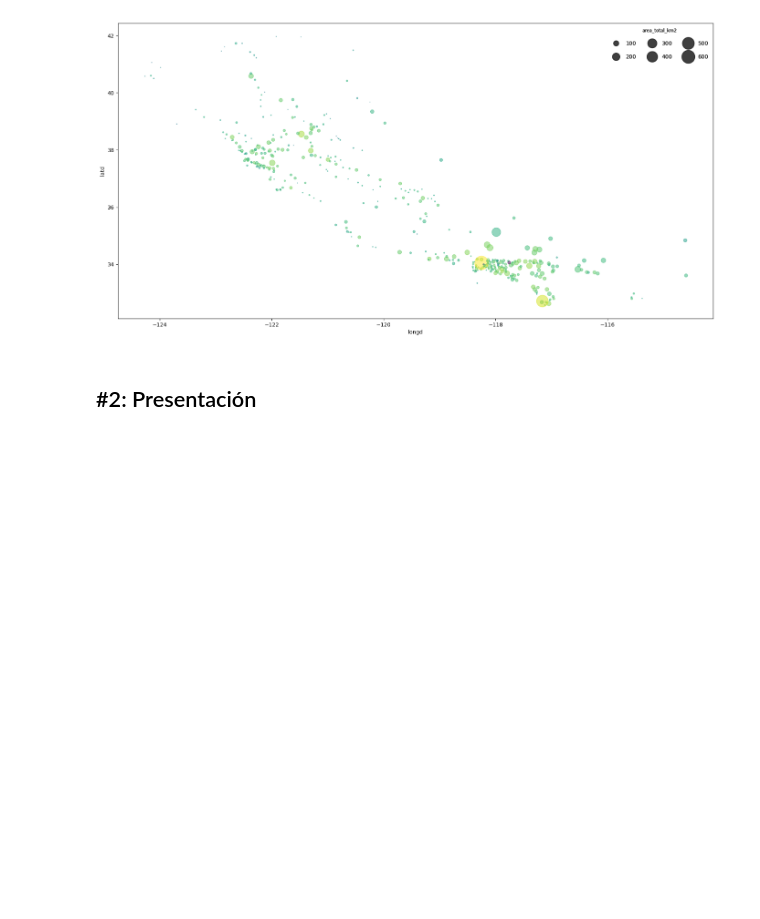
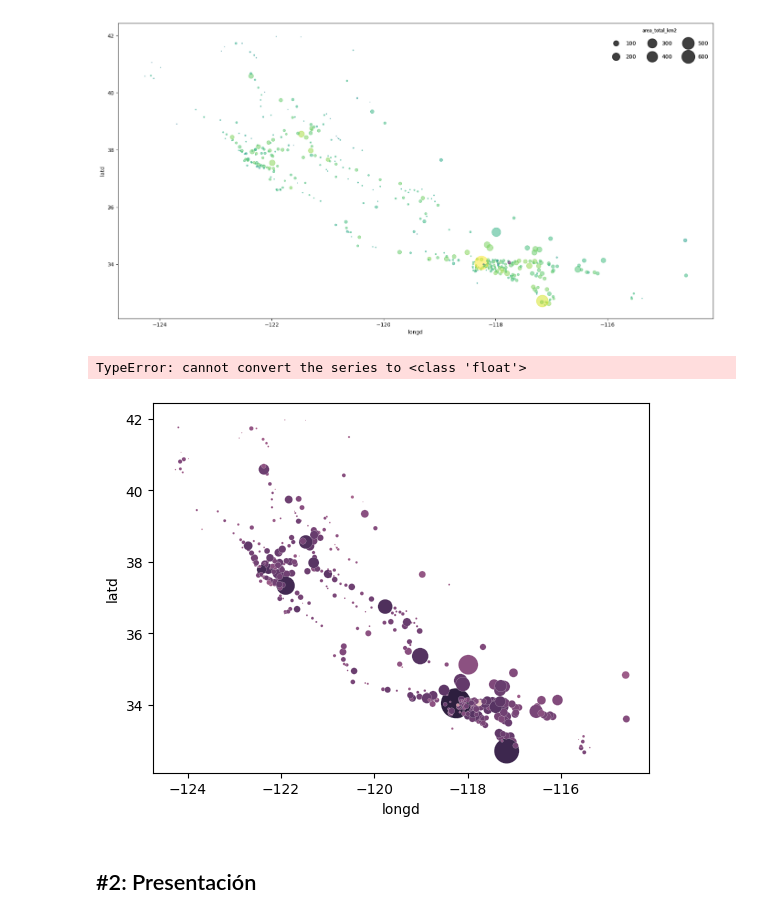
Before and after one commit to sergidelacruz/DS-online-Sergi, a Jupyter notebook: 03_Data_Analysis/Sprint_08/Unidad_02_Visualizacion_Avanzada_Seaborn/03_Practica_Obligatoria/18_Practica_Obligatoria_Visualizacion_Avanzada.ipynb, the cells around one changed output. Saved outputs shown, nothing was run; the diff lists cells and outputs as text; code cells hidden in the pictures; blank space fills up the shorter version.

```diff
--- a/03_Data_Analysis/Sprint_08/Unidad_02_Visualizacion_Avanzada_Seaborn/03_Practica_Obligatoria/18_Practica_Obligatoria_Visualizacion_Avanzada.ipynb
+++ b/03_Data_Analysis/Sprint_08/Unidad_02_Visualizacion_Avanzada_Seaborn/03_Practica_Obligatoria/18_Practica_Obligatoria_Visualizacion_Avanzada.ipynb
@@ -17,3 +22,5 @@ Importa los paquetes y módulos que necesites a lo largo del notebook.
 ### #1.1
 
 Carga el dataset de las ciudades de California que está en la ruta "./data/california_cities.csv". Muestra su contenido, deshazte de las filas con nulos.
+# %%
+df = pd.read_csv("./data/california_cities.csv")
@@ -19,0 +55,2 @@ Carga el dataset de las ciudades de California que está en la ruta "./data/cali
+# %%
+df = df.drop(columns=["elevation_m","elevation_ft","area_total_sq_mi","area_total_sq_mi","area_water_sq_mi","area_total_km2","area_land_km2","area_water_km2","area_water_percent"])
@@ -33,6 +86,27 @@ La función debe pintar el diagrama de dispersión de la columna numérica 1, en
 Si no se diera una columna categórica como argumento, el color no debe pasarse como parámetro a la función de Seaborn o Matplotlib que uses.
 
 EXTRA: Añade un argumento que controle si la función pinta una leyenda para colores y tamaños o un colorbar y una leyenda para los tamaños. NO TE PREOCUPES POR EL FORMATO DE LA LEYENDA (lo veremos en la sesión en vivo)
+# %%
+lat, lon = df["latd"], df["longd"]
+population, area = df["population_total"], df["area_land_sq_mi"]
+df["population"] = np.log10(population)
+# %%
+
+def dispersion(df, col1, col2, col_cat = None, size=50, escala=1):
+    if isinstance(size, str):
+        # El tamaño será una columna numérica escalada
+        sizes = df[size] * escala
+    else:
+        # Tamaño fijo
+        sizes = area
+
+    if col_cat is None:
+        ax = sns.scatterplot(x=df[col1],y=df[col2],data=df,s=sizes)
+    else:
+        ax = sns.scatterplot(x=df[col1],y=df[col2],data=df,hue=col_cat,s=sizes)
+    ax.set_xlabel(col1)
+    ax.set_ylabel(col2)
+    ax.set_title(f"Diagrama de dispersión: {col1} vs {col2}")
 # %% [markdown]
 ### #1.3
 
@@ -41,6 +115,11 @@ Pinta el diagrama de dispersión de longitud y latitud (longitud en las x, latit
 Un ejemplo de como podría salir para que lo tengas de referencia: (olvidate de la leyenda, auque si quieres como extra puedes intentar ver cómo crearla así)
 # %% [markdown]
 ![image.png](attachment:image.png)
+# %%
+dispersion(df,"longd", "latd", "population", 1)
+# %% [output]
+TypeError: cannot convert the series to <class 'float'>
+[figure, added]
 # %% [markdown]
 ## #2: Presentación
 # %% [markdown]
```
Also changed, not shown: parts of 4 cells of this notebook, 9 other files.
